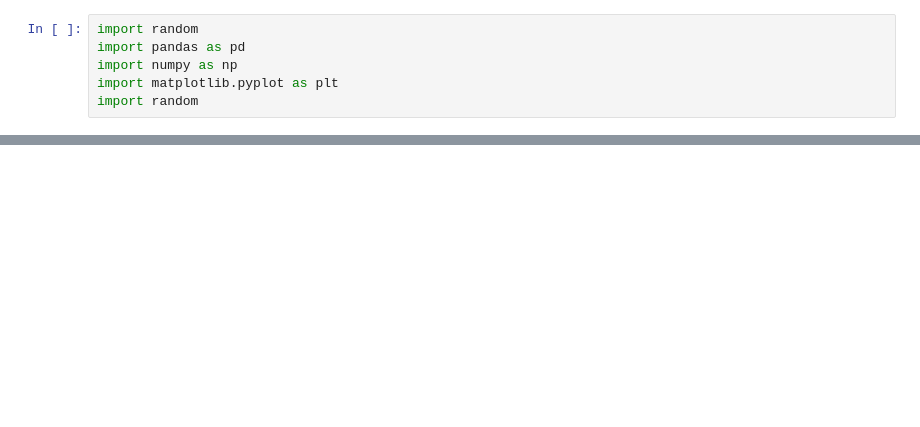
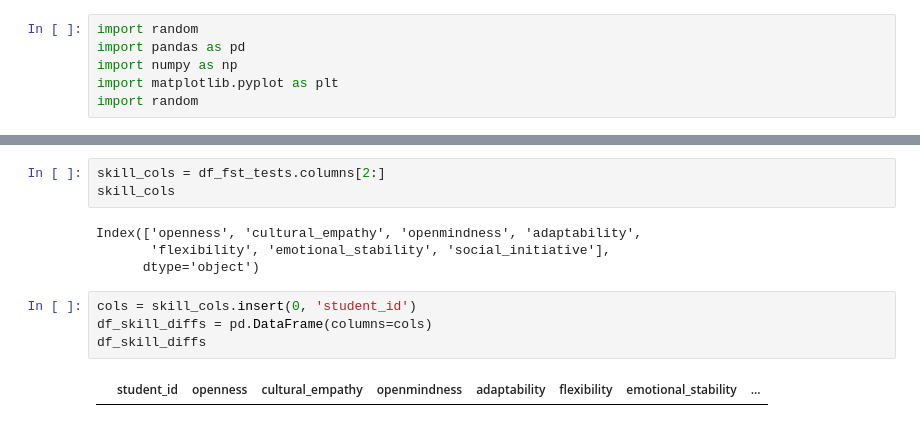
Before and after one commit to RainbowJM/TheSkillConsult, a Jupyter notebook: recommendation_engine.ipynb, the cells around one changed output, grey strips where cells are left out. Cells and saved outputs as stored; diff of their text form; blank space fills up the shorter version.

Commit message:
skill_diffs_df

```diff
--- a/recommendation_engine.ipynb
+++ b/recommendation_engine.ipynb
@@ -58,0 +59,13 @@ df_personal_attributes
+# %%
+skill_cols = df_fst_tests.columns[2:]
+skill_cols
+# %% [output]
+Index(['openness', 'cultural_empathy', 'openmindness', 'adaptability',
+       'flexibility', 'emotional_stability', 'social_initiative'],
+      dtype='object')
+# %%
+cols = skill_cols.insert(0, 'student_id')
+df_skill_diffs = pd.DataFrame(columns=cols)
+df_skill_diffs
+# %% [output]
+|  | student_id | openness | cultural_empathy | openmindness | adaptability | flexibility | emotional_stability | ... |
```
Also changed, not shown: parts of 4 cells of this notebook.
